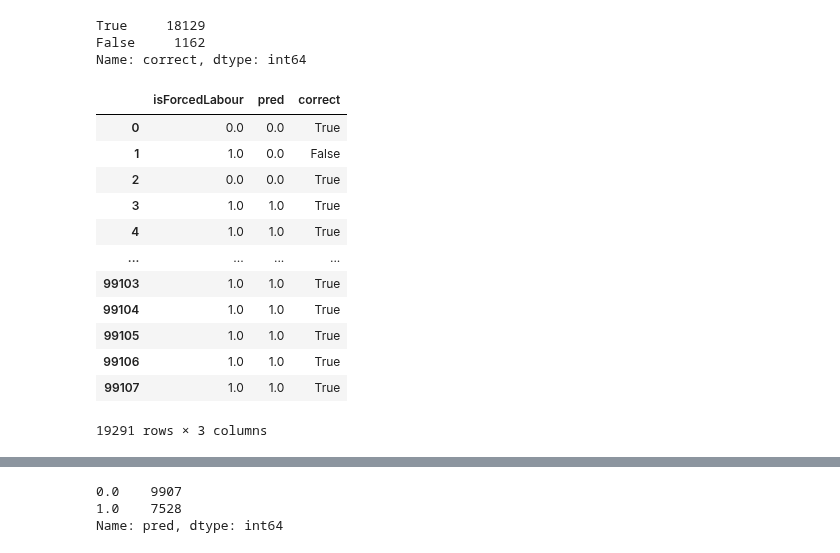
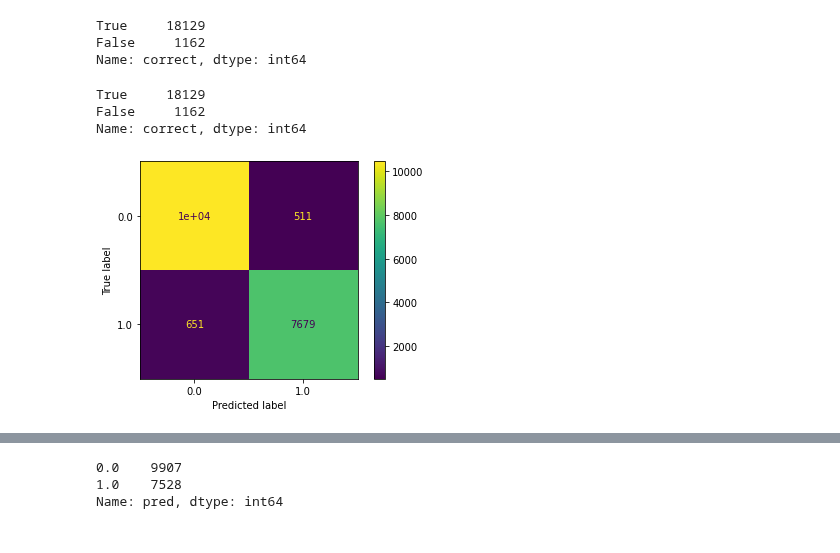
Before and after one commit to lampu98/ht_project, a Jupyter notebook: notebooks/ml_model.ipynb, the cells around one changed output, grey strips where cells are left out. Cells and saved outputs as stored; diff of their text form; code cells hidden in the pictures.

Commit message:
ml model works

```diff
--- a/notebooks/ml_model.ipynb
+++ b/notebooks/ml_model.ipynb
@@ -336,7 +337,8 @@ enc = OrdinalEncoder(handle_unknown='use_encoded_value', unknown_value=999)
 enc.fit(X)
 X_proc = enc.transform(X)
 # %%
-model.fit(X_proc, y.values.flatten())
+classifier = model.fit(X_proc, y.values.flatten())
+classifier
 # %% [output]
 RandomForestClassifier()
 # %%
@@ -352,18 +370,13 @@ True     18129
 False     1162
 Name: correct, dtype: int64
 # %%
-y
+y['correct'].value_counts()
 # %% [output]
-|  | isForcedLabour | pred | correct |
-| 0 | 0.0 | 0.0 | True |
-| 1 | 1.0 | 0.0 | False |
-| 2 | 0.0 | 0.0 | True |
-| 3 | 1.0 | 1.0 | True |
-| 4 | 1.0 | 1.0 | True |
-| ... | ... | ... | ... |
-| 99103 | 1.0 | 1.0 | True |
-| 99104 | 1.0 | 1.0 | True |
-| 99105 | 1.0 | 1.0 | True |
-| 99106 | 1.0 | 1.0 | True |
-| 99107 | 1.0 | 1.0 | True |
-19291 rows × 3 columns
+True     18129
+False     1162
+Name: correct, dtype: int64
+# %%
+plot_confusion_matrix(classifier, X_proc, y['isForcedLabour'])
+plt.show()
+# %% [output]
+[figure, added]
```
Also changed, not shown: parts of 19 cells of this notebook.
